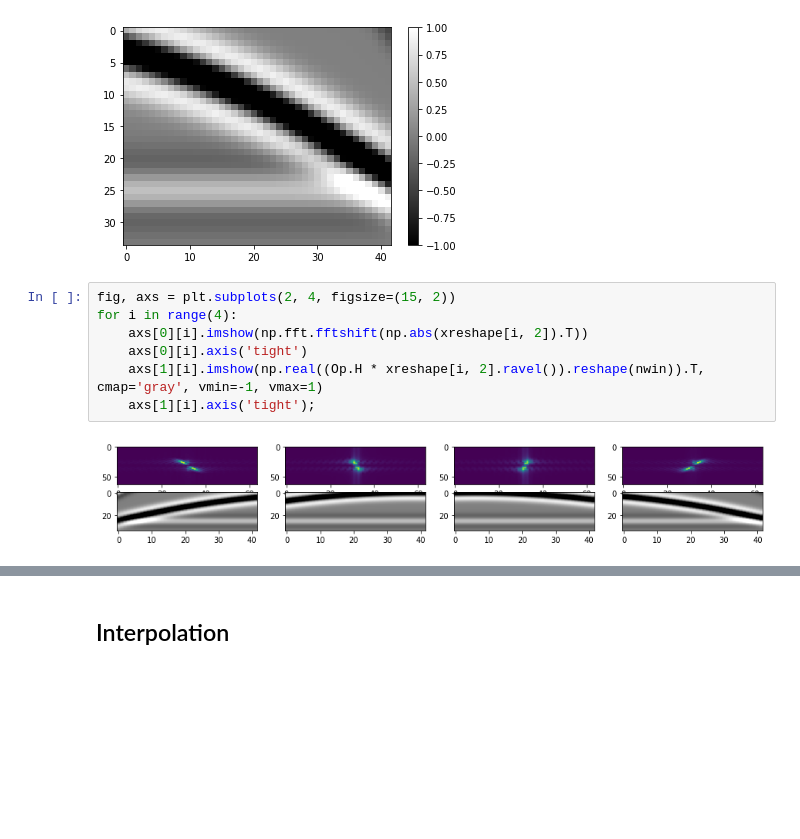
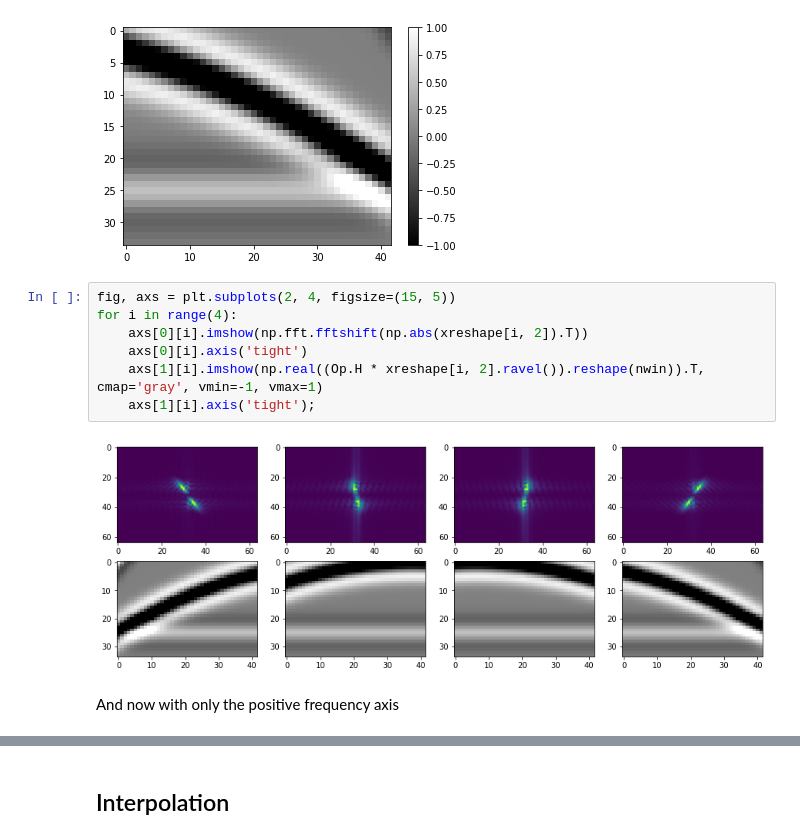
Before and after one commit to PyLops/pylops_notebooks, a Jupyter notebook: developement/Patching.ipynb, the cells around one changed output, grey strips where cells are left out. Cells and saved outputs as stored; diff of their text form; blank space fills up the shorter version.

```diff
--- a/developement/Patching.ipynb
+++ b/developement/Patching.ipynb
@@ -475,11 +477,13 @@ plt.axis('tight');
 [figure]
 [figure]
 # %%
-fig, axs = plt.subplots(2, 4, figsize=(15, 2))
+fig, axs = plt.subplots(2, 4, figsize=(15, 5))
 for i in range(4):
     axs[0][i].imshow(np.fft.fftshift(np.abs(xreshape[i, 2]).T))
     axs[0][i].axis('tight')
     axs[1][i].imshow(np.real((Op.H * xreshape[i, 2].ravel()).reshape(nwin)).T, cmap='gray', vmin=-1, vmax=1)
     axs[1][i].axis('tight');
 # %% [output]
-[figure, old version]
+[figure, new version]
+# %% [markdown]
+And now with only the positive frequency axis
```
Also changed, not shown: parts of 8 cells of this notebook, 1 other file.
